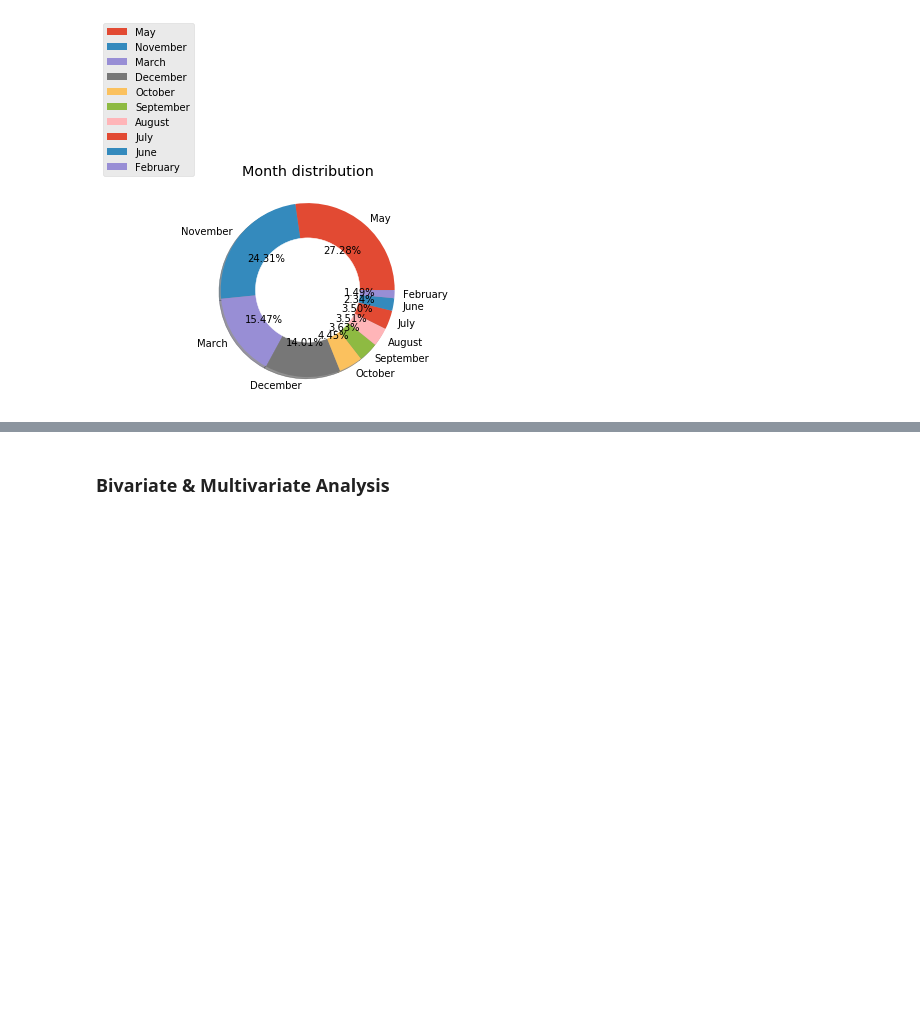
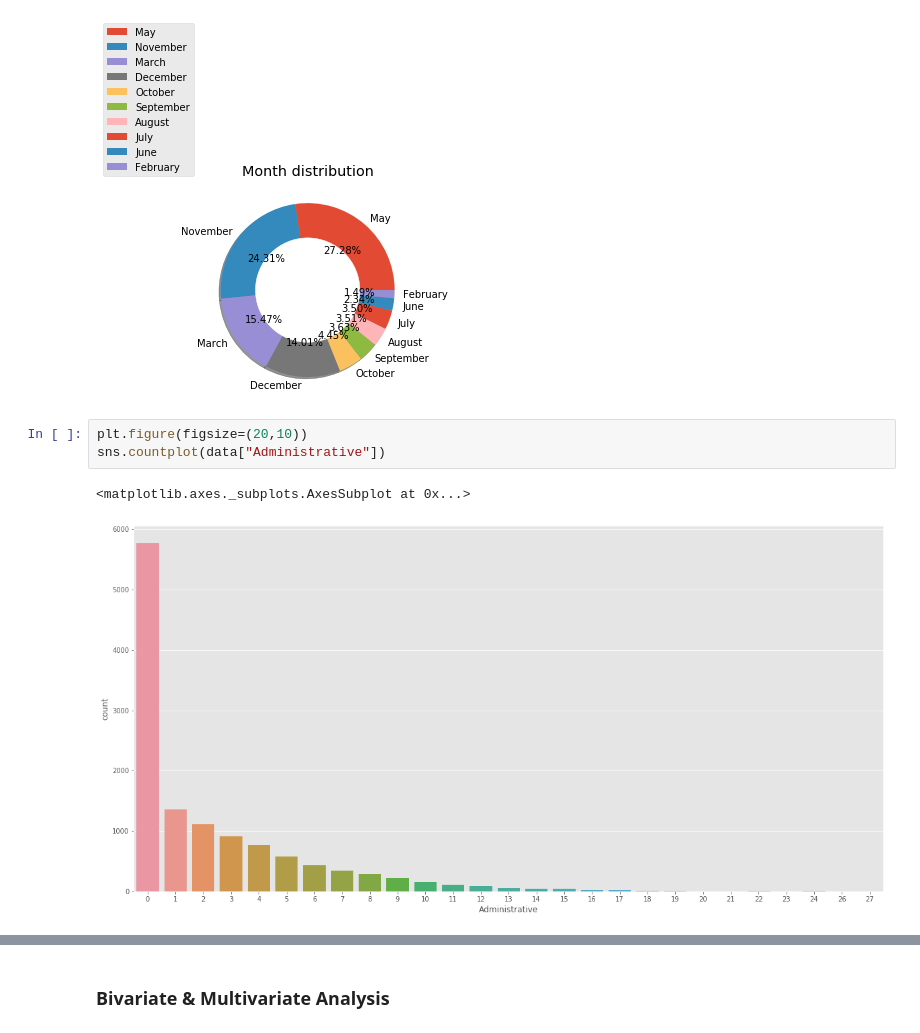
Before and after one commit to Tanvig/Springboard-Projects, a Jupyter notebook: Capstone_one/EDA_Capstone_one.ipynb, the cells around one changed output, grey strips where cells are left out. Drawn from its saved outputs; the diff is of its cells as text; blank space fills up the shorter version.

```diff
--- a/Capstone_one/EDA_Capstone_one.ipynb
+++ b/Capstone_one/EDA_Capstone_one.ipynb
@@ -454,3 +456,9 @@ plt.legend(loc = "lower right", bbox_to_anchor = (0,1))
 # %% [output]
 <matplotlib.legend.Legend at 0x...>
 [figure]
+# %%
+plt.figure(figsize=(20,10))
+sns.countplot(data["Administrative"])
+# %% [output]
+<matplotlib.axes._subplots.AxesSubplot at 0x...>
+[figure, added]
```
Also changed, not shown: parts of 2 cells of this notebook, 2 other files.
